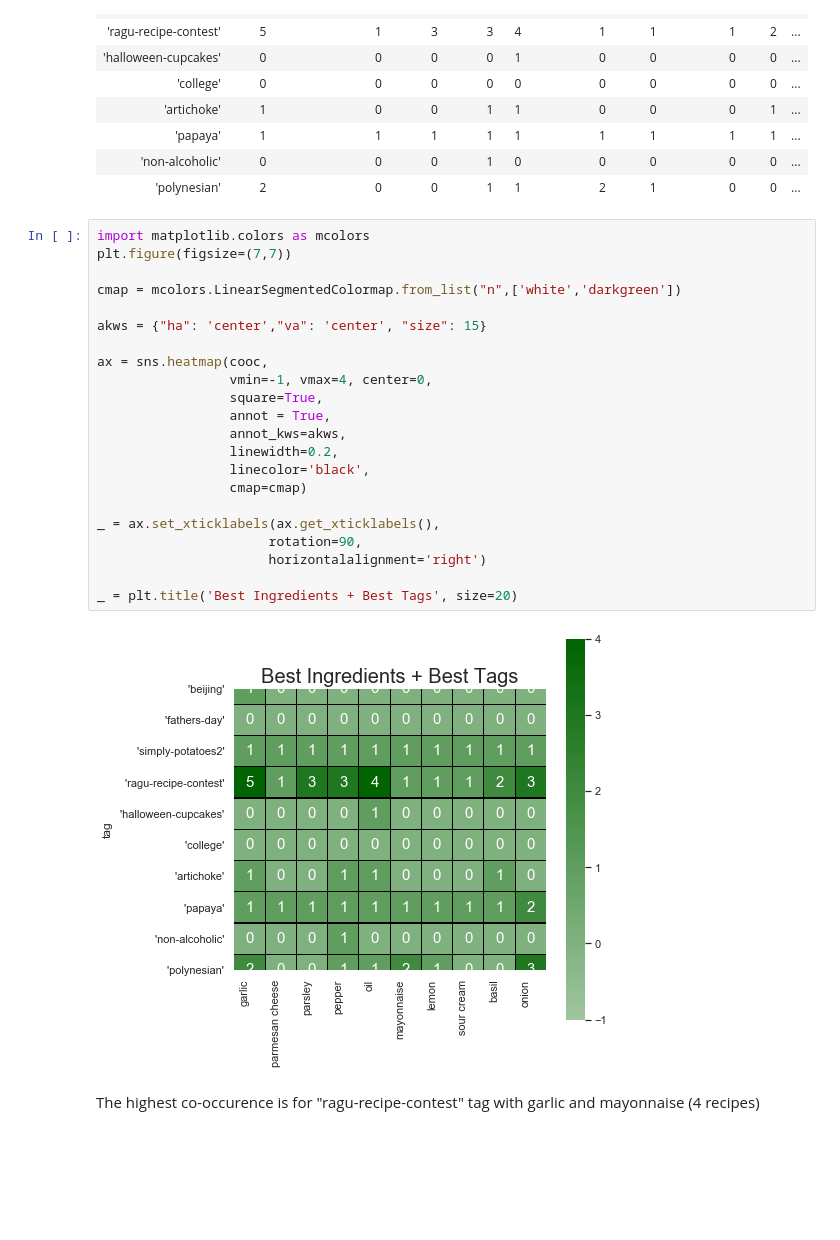
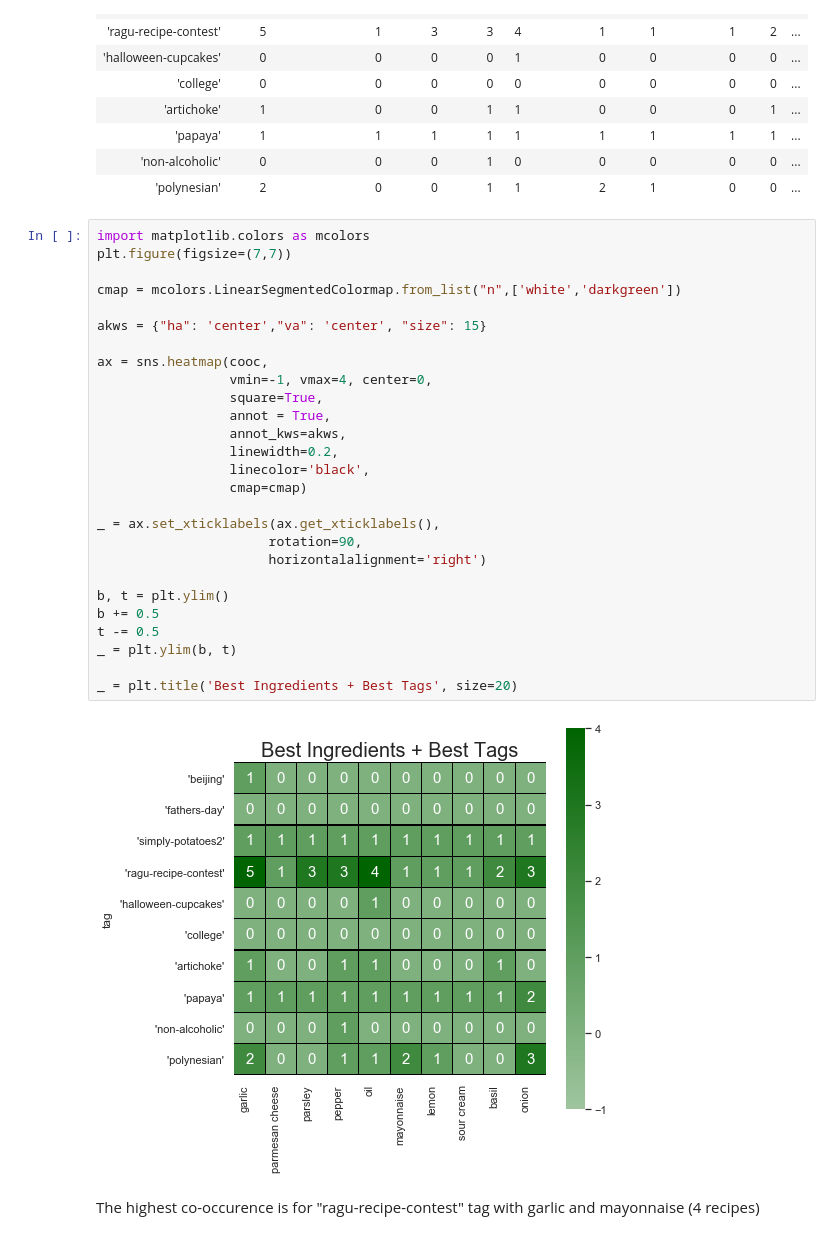
Before and after one commit to a-kantur/Springboard, a Jupyter notebook: Capstone Project 1/EDA and Data Story.ipynb, the cells around one changed output. Drawn from its saved outputs; the diff is of its cells as text; blank space fills up the shorter version.

```diff
--- a/Capstone Project 1/EDA and Data Story.ipynb
+++ b/Capstone Project 1/EDA and Data Story.ipynb
@@ -219,27 +221,32 @@ cooc
 # %%
 import matplotlib.colors as mcolors
 plt.figure(figsize=(7,7))
 
 cmap = mcolors.LinearSegmentedColormap.from_list("n",['white','darkgreen'])
 
 akws = {"ha": 'center',"va": 'center', "size": 15}
 
 ax = sns.heatmap(cooc,
                  vmin=-1, vmax=4, center=0,
                  square=True,
                  annot = True,
                  annot_kws=akws,
                  linewidth=0.2,
                  linecolor='black',
                  cmap=cmap)
 
 _ = ax.set_xticklabels(ax.get_xticklabels(),
                       rotation=90,
                       horizontalalignment='right')
 
+b, t = plt.ylim()
+b += 0.5
+t -= 0.5
+_ = plt.ylim(b, t)
+
 _ = plt.title('Best Ingredients + Best Tags', size=20)
 # %% [output]
-[figure, old version]
+[figure, new version]
 # %% [markdown]
 The highest co-occurence is for "ragu-recipe-contest" tag with garlic and mayonnaise (4 recipes)
 # %% [markdown]
```
Also changed, not shown: parts of 8 cells of this notebook, 1 other file.
